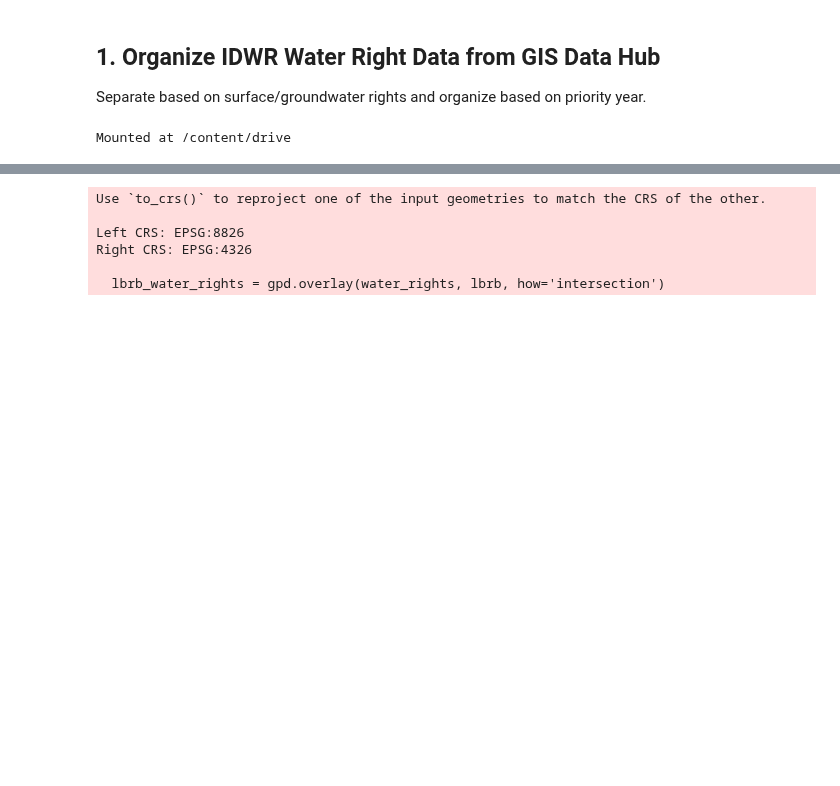
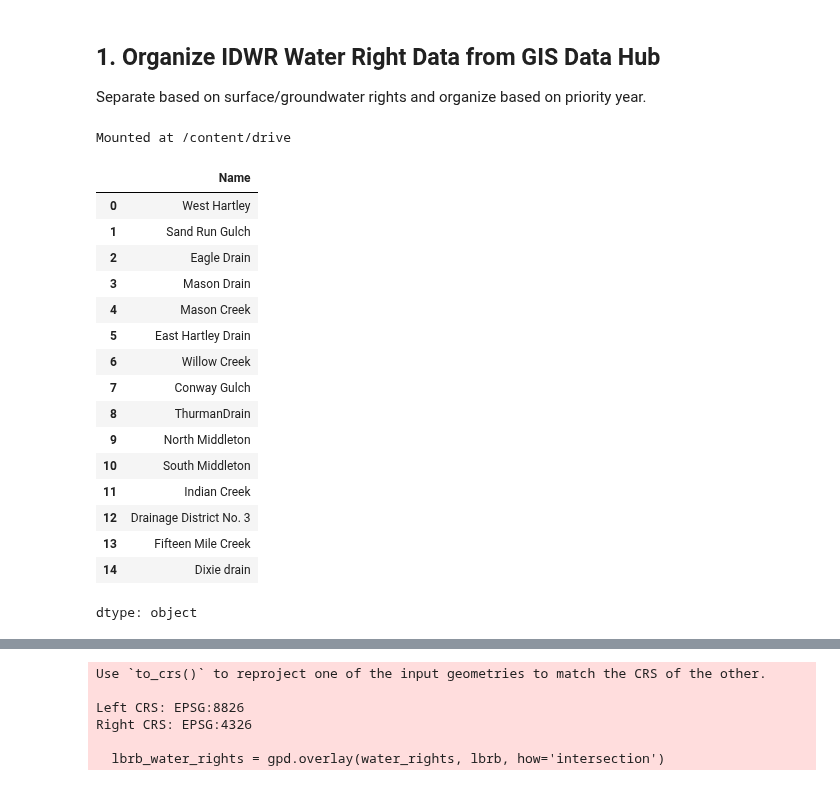
Before and after one commit to carlibeisel/Drains_Lower_Boise_River, a Jupyter notebook: *water_rights.ipynb, the cells around one changed output, grey strips where cells are left out. Saved outputs shown, nothing was run; the diff lists cells and outputs as text; code cells hidden in the pictures; blank space fills up the shorter version.

```diff
--- a/*water_rights.ipynb
+++ b/*water_rights.ipynb
@@ -37,3 +37,26 @@ from google.colab import drive
 drive.mount('/content/drive')
 # %% [output]
 Mounted at /content/drive
+# %%
+file = gpd.read_file('/content/drive/MyDrive/Data/Drains_Lower_Boise_River/data_input/drain_delineation/Drains_Merge_07072022.shp')
+
+names = file['Name']
+names
+# %% [output]
+|  | Name |
+| 0 | West Hartley |
+| 1 | Sand Run Gulch |
+| 2 | Eagle Drain |
+| 3 | Mason Drain |
+| 4 | Mason Creek |
+| 5 | East Hartley Drain |
+| 6 | Willow Creek |
+| 7 | Conway Gulch |
+| 8 | ThurmanDrain |
+| 9 | North Middleton |
+| 10 | South Middleton |
+| 11 | Indian Creek |
+| 12 | Drainage District No. 3 |
+| 13 | Fifteen Mile Creek |
+| 14 | Dixie drain |
+dtype: object
```
Also changed, not shown: parts of 15 cells of this notebook.
